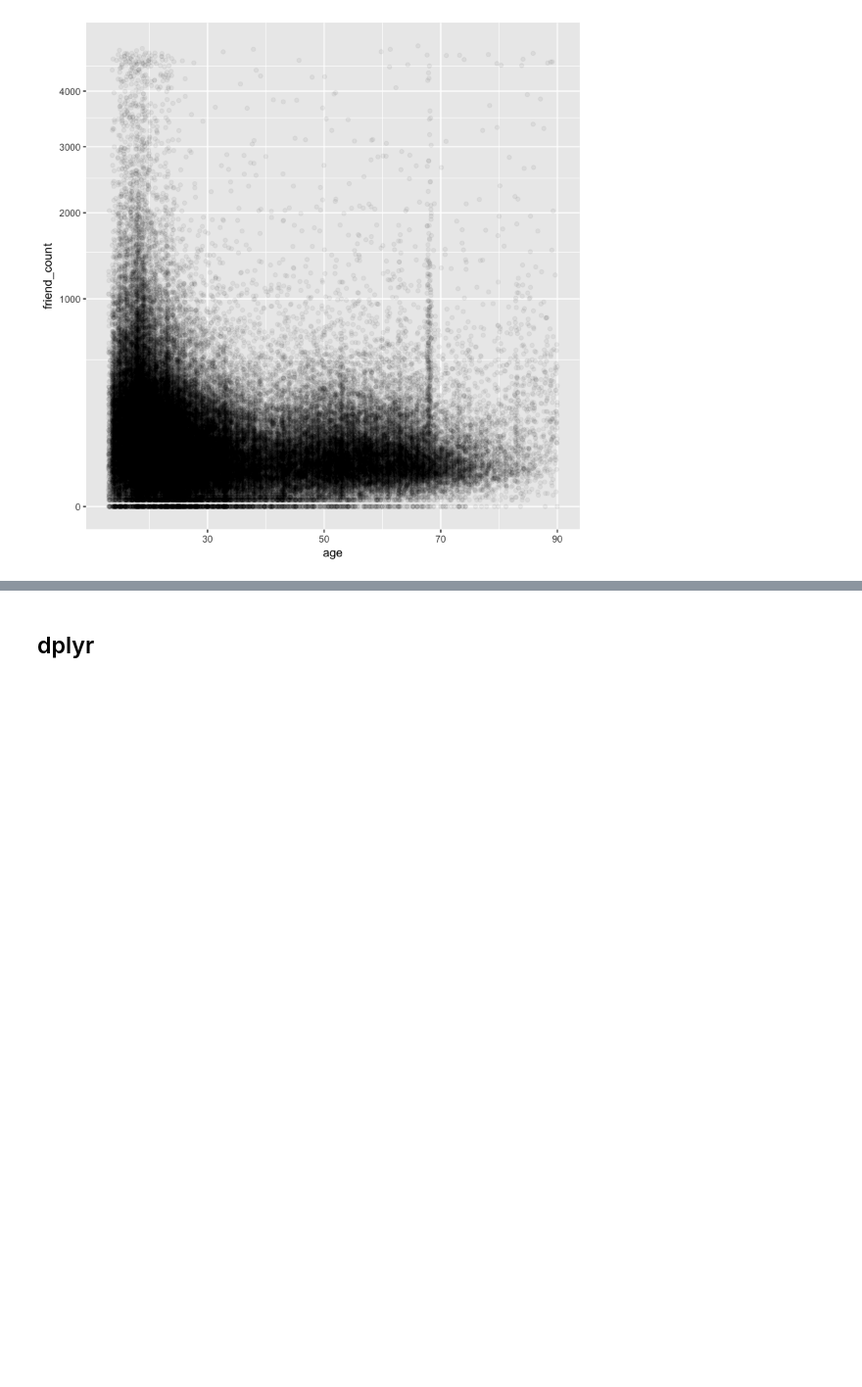
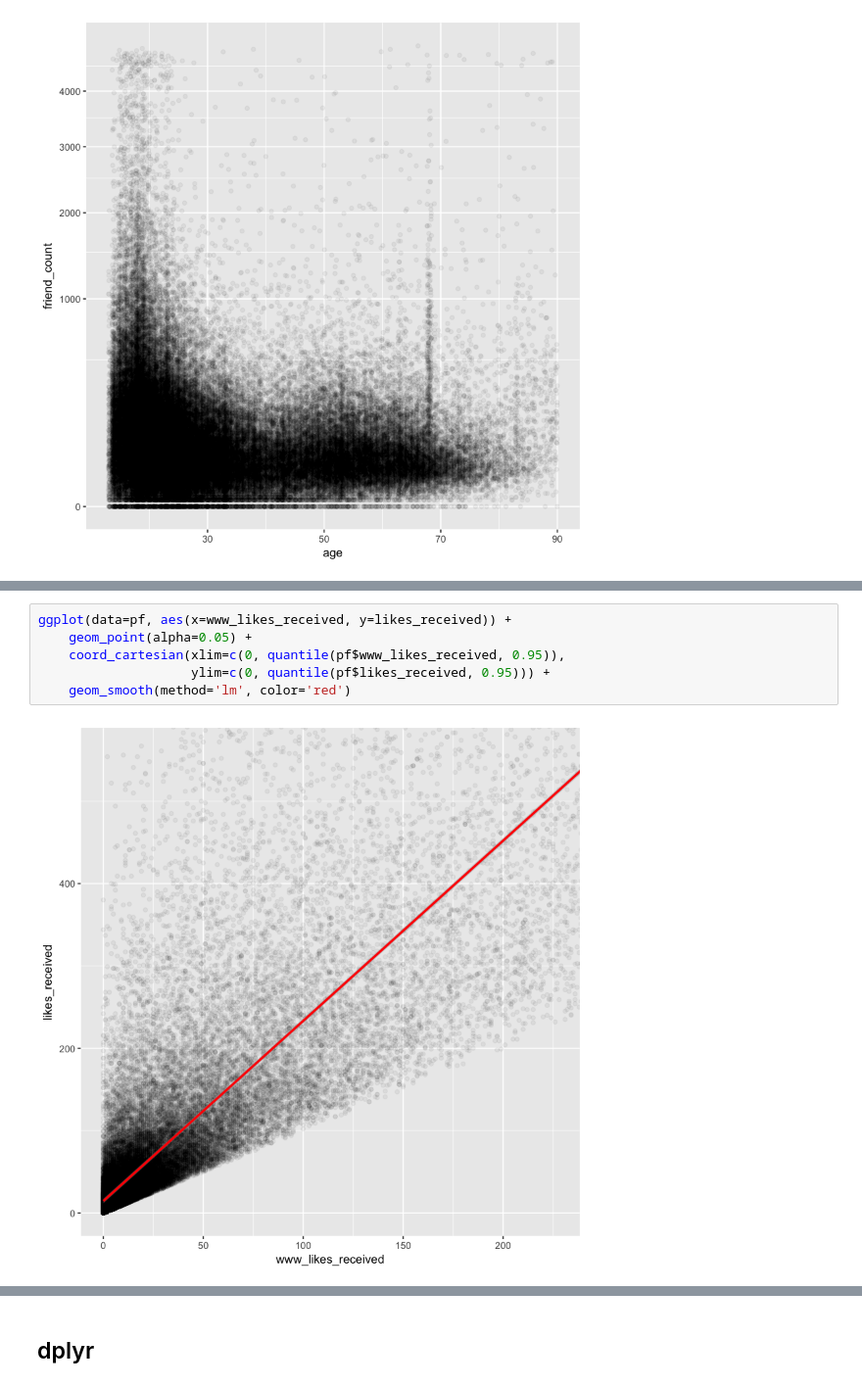
Before and after one commit to mukerong/Toolkit, a Jupyter notebook: R/R-Basics.ipynb, the cells around one changed output, grey strips where cells are left out. Shown at 98% size. Drawn from its saved outputs; the diff is of its cells as text; blank space fills up the shorter version.

```diff
--- a/R/R-Basics.ipynb
+++ b/R/R-Basics.ipynb
@@ -778,0 +839,8 @@ Warning message:
+# %%
+ggplot(data=pf, aes(x=www_likes_received, y=likes_received)) +
+    geom_point(alpha=0.05) +
+    coord_cartesian(xlim=c(0, quantile(pf$www_likes_received, 0.95)),
+                    ylim=c(0, quantile(pf$likes_received, 0.95))) +
+    geom_smooth(method='lm', color='red')
+# %% [output]
+[figure, added]
```
Also changed, not shown: parts of 14 cells of this notebook.
